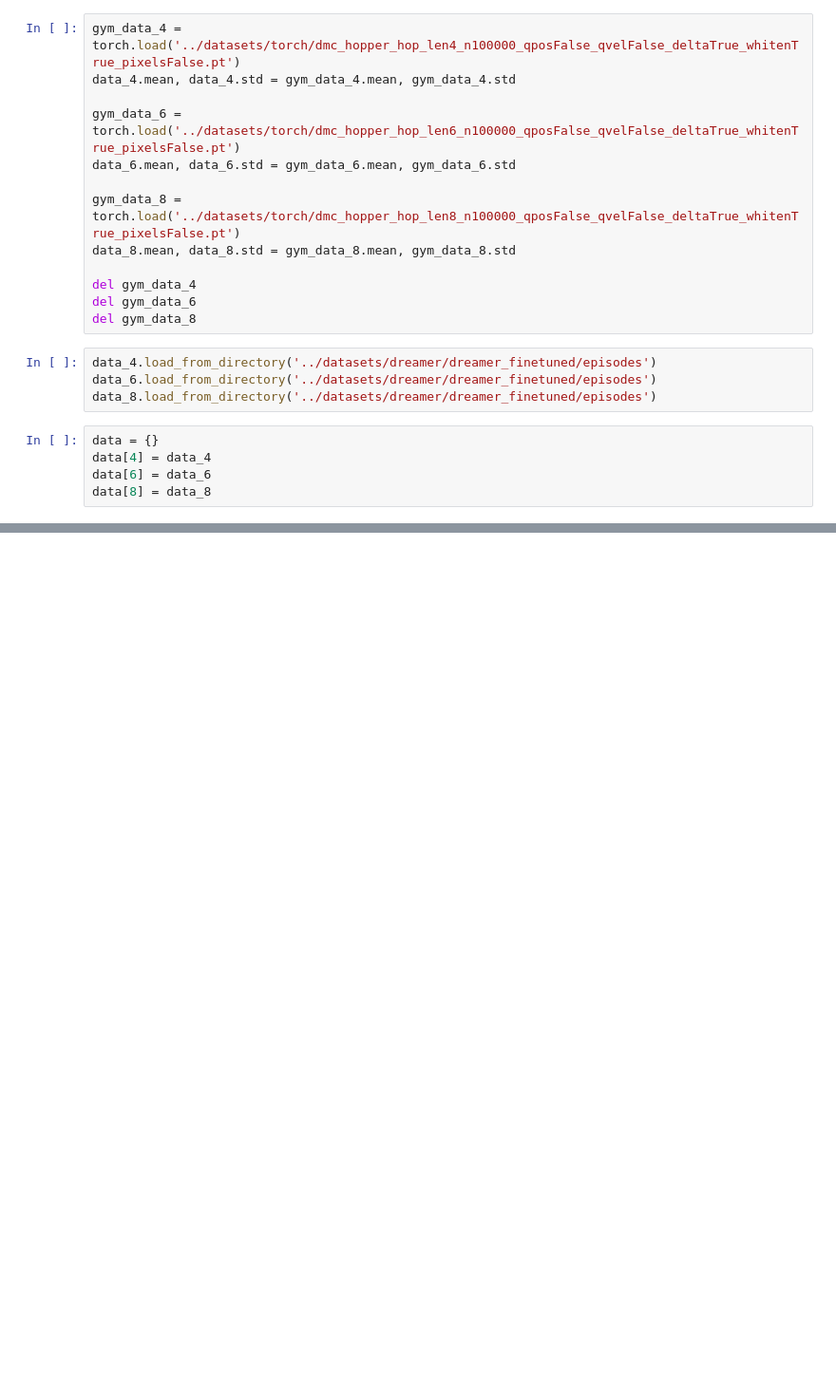
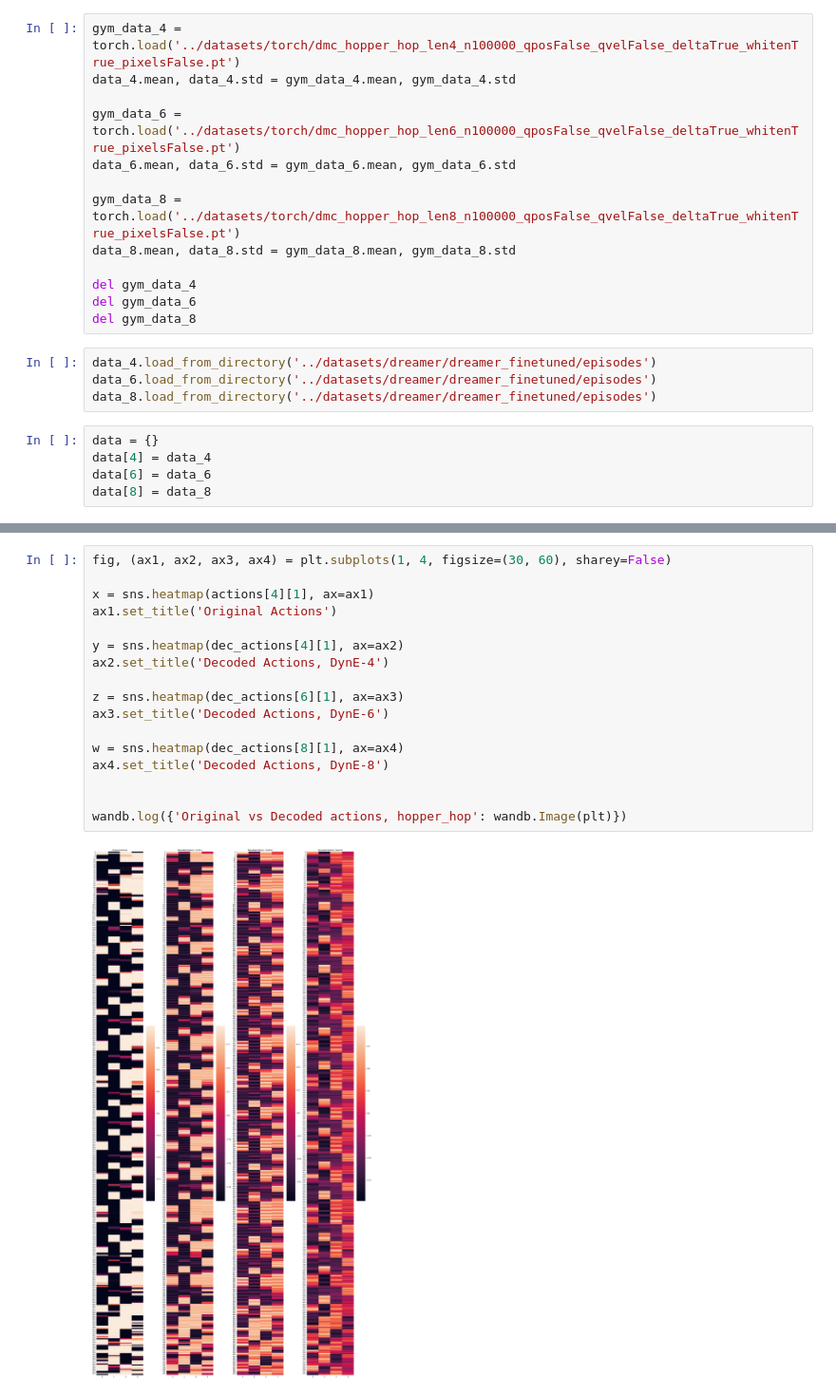
Before and after one commit to vinnibuh/dynamics-aware-embeddings, a Jupyter notebook: notebooks/trajectories_len_comparison.ipynb, the cells around one changed output, grey strips where cells are left out. Shown at 95% size. Cells and saved outputs as stored; diff of their text form; blank space fills up the shorter version.

```diff
--- a/notebooks/trajectories_len_comparison.ipynb
+++ b/notebooks/trajectories_len_comparison.ipynb
@@ -61,0 +119,19 @@ NameError: name 'obs' is not defined
+# %%
+fig, (ax1, ax2, ax3, ax4) = plt.subplots(1, 4, figsize=(30, 60), sharey=False)
+
+x = sns.heatmap(actions[4][1], ax=ax1)
+ax1.set_title('Original Actions')
+
+y = sns.heatmap(dec_actions[4][1], ax=ax2)
+ax2.set_title('Decoded Actions, DynE-4')
+
+z = sns.heatmap(dec_actions[6][1], ax=ax3)
+ax3.set_title('Decoded Actions, DynE-6')
+
+w = sns.heatmap(dec_actions[8][1], ax=ax4)
+ax4.set_title('Decoded Actions, DynE-8')
+
+
+wandb.log({'Original vs Decoded actions, hopper_hop': wandb.Image(plt)})
+# %% [output]
+[figure, added]
```
Also changed, not shown: parts of 9 cells of this notebook, 11 other files.
